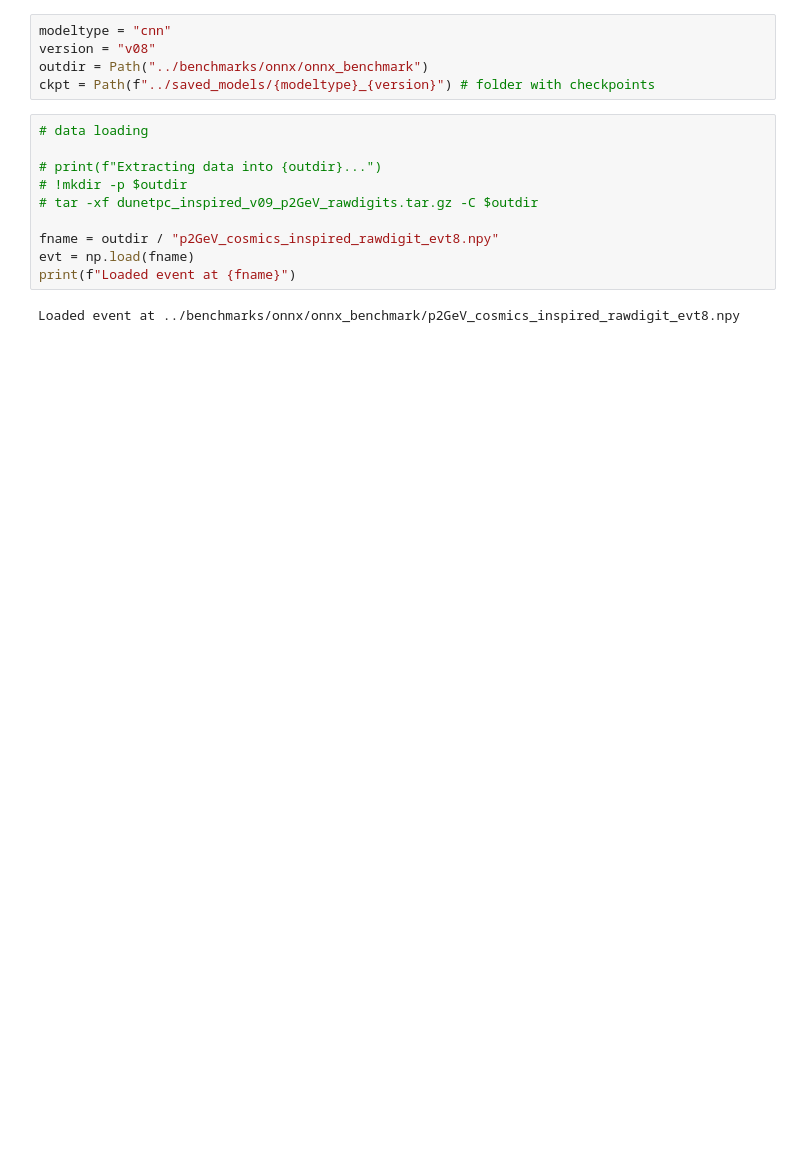
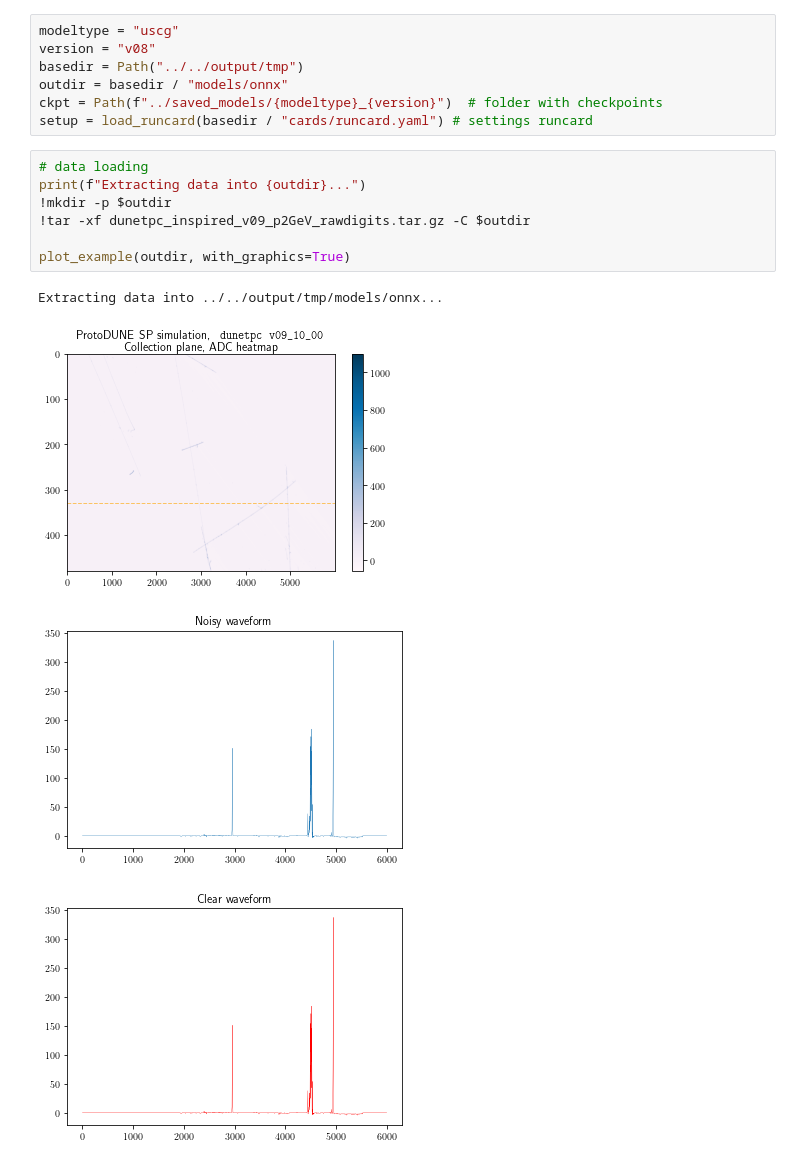
Before and after one commit to marcorossi5/DUNEreco, a Jupyter notebook: examples/onnx_example.ipynb, the cells around one changed output. Cells and saved outputs as stored; diff of their text form; blank space fills up the shorter version.

Commit message:
fix example notebook

```diff
--- a/examples/onnx_example.ipynb
+++ b/examples/onnx_example.ipynb
@@ -6,17 +9,19 @@ from dunedn.inference.hitreco import DnModel
 # %%
-modeltype = "cnn"
+modeltype = "uscg"
 version = "v08"
-outdir = Path("../benchmarks/onnx/onnx_benchmark")
-ckpt = Path(f"../saved_models/{modeltype}_{version}") # folder with checkpoints
+basedir = Path("../../output/tmp")
+outdir = basedir / "models/onnx"
+ckpt = Path(f"../saved_models/{modeltype}_{version}")  # folder with checkpoints
+setup = load_runcard(basedir / "cards/runcard.yaml") # settings runcard
 # %%
 # data loading
+print(f"Extracting data into {outdir}...")
+!mkdir -p $outdir
+!tar -xf dunetpc_inspired_v09_p2GeV_rawdigits.tar.gz -C $outdir
 
-# print(f"Extracting data into {outdir}...")
-# !mkdir -p $outdir
-# tar -xf dunetpc_inspired_v09_p2GeV_rawdigits.tar.gz -C $outdir
-
-fname = outdir / "p2GeV_cosmics_inspired_rawdigit_evt8.npy"
-evt = np.load(fname)
-print(f"Loaded event at {fname}")
+plot_example(outdir, with_graphics=True)
 # %% [output]
-Loaded event at ../benchmarks/onnx/onnx_benchmark/p2GeV_cosmics_inspired_rawdigit_evt8.npy
+Extracting data into ../../output/tmp/models/onnx...
+[figure, added]
+[figure, added]
+[figure, added]
```
Also changed, not shown: parts of 7 cells of this notebook, 4 other files.
